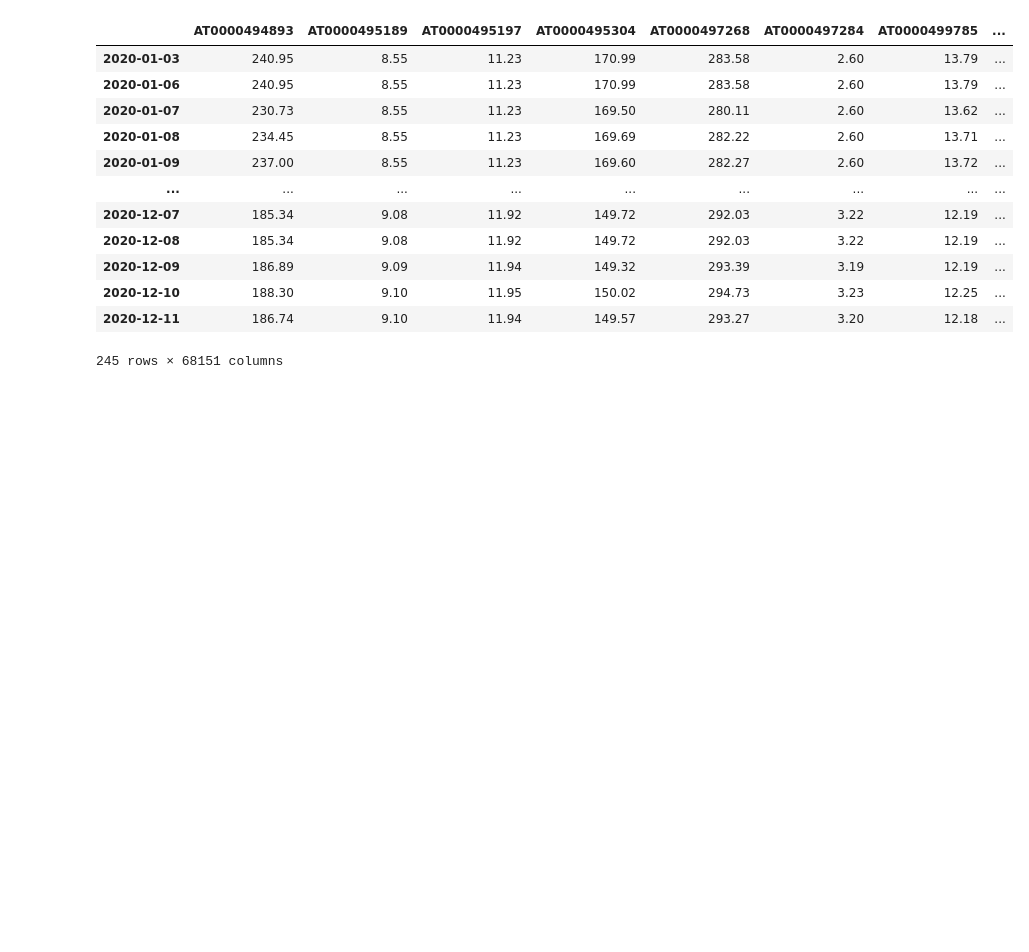
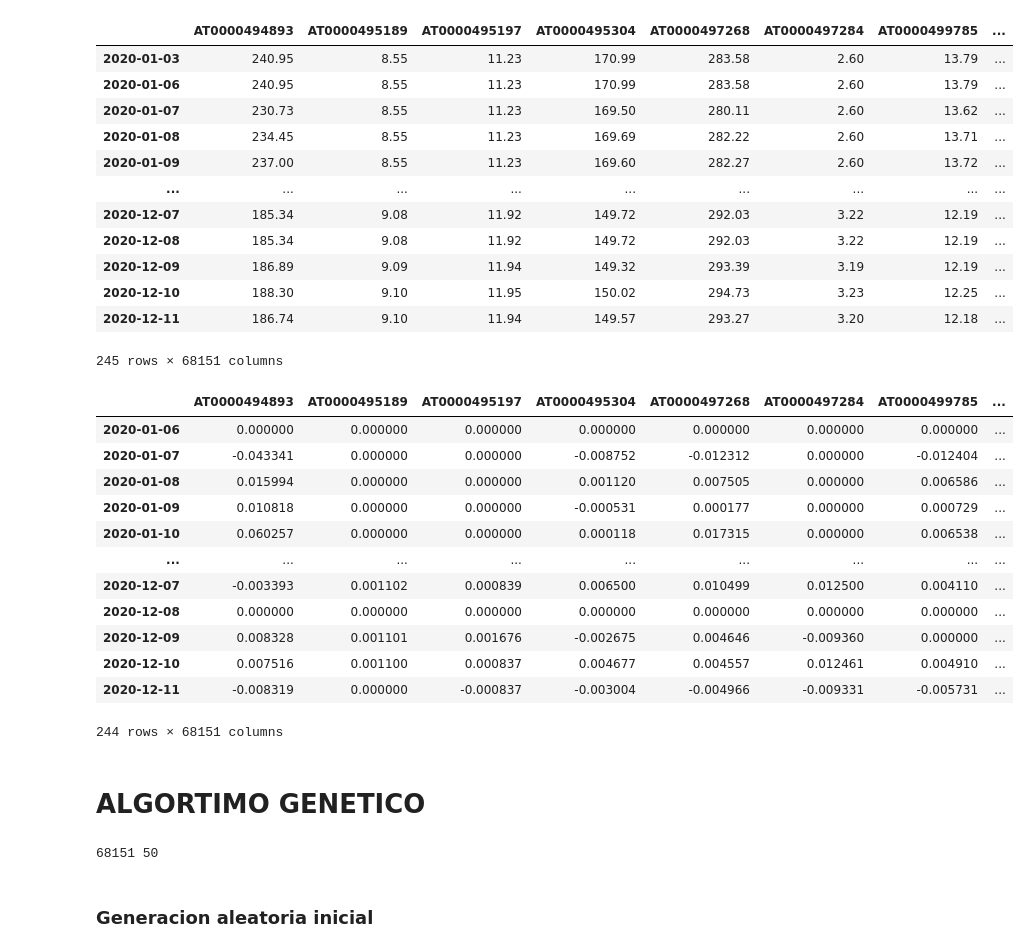
Before and after one commit to Tonarro/genetic-algorithm-challenge-bme, a Jupyter notebook: genetic-markowitz.ipynb, the cells around one changed output. Saved outputs shown, nothing was run; the diff lists cells and outputs as text; code cells hidden in the pictures; blank space fills up the shorter version.

```diff
--- a/genetic-markowitz.ipynb
+++ b/genetic-markowitz.ipynb
@@ -17,3 +73,22 @@ funds
 | 2020-12-10 | 188.30 | 9.10 | 11.95 | 150.02 | 294.73 | 3.23 | 12.25 | ... |
 | 2020-12-11 | 186.74 | 9.10 | 11.94 | 149.57 | 293.27 | 3.20 | 12.18 | ... |
 245 rows × 68151 columns
+# %%
+returns = np.log(funds).diff().dropna()
+returns
+# %% [output]
+|  | AT0000494893 | AT0000495189 | AT0000495197 | AT0000495304 | AT0000497268 | AT0000497284 | AT0000499785 | ... |
+| 2020-01-06 | 0.000000 | 0.000000 | 0.000000 | 0.000000 | 0.000000 | 0.000000 | 0.000000 | ... |
+| 2020-01-07 | -0.043341 | 0.000000 | 0.000000 | -0.008752 | -0.012312 | 0.000000 | -0.012404 | ... |
+| 2020-01-08 | 0.015994 | 0.000000 | 0.000000 | 0.001120 | 0.007505 | 0.000000 | 0.006586 | ... |
+| 2020-01-09 | 0.010818 | 0.000000 | 0.000000 | -0.000531 | 0.000177 | 0.000000 | 0.000729 | ... |
+| 2020-01-10 | 0.060257 | 0.000000 | 0.000000 | 0.000118 | 0.017315 | 0.000000 | 0.006538 | ... |
+| ... | ... | ... | ... | ... | ... | ... | ... | ... |
+| 2020-12-07 | -0.003393 | 0.001102 | 0.000839 | 0.006500 | 0.010499 | 0.012500 | 0.004110 | ... |
+| 2020-12-08 | 0.000000 | 0.000000 | 0.000000 | 0.000000 | 0.000000 | 0.000000 | 0.000000 | ... |
+| 2020-12-09 | 0.008328 | 0.001101 | 0.001676 | -0.002675 | 0.004646 | -0.009360 | 0.000000 | ... |
+| 2020-12-10 | 0.007516 | 0.001100 | 0.000837 | 0.004677 | 0.004557 | 0.012461 | 0.004910 | ... |
+| 2020-12-11 | -0.008319 | 0.000000 | -0.000837 | -0.003004 | -0.004966 | -0.009331 | -0.005731 | ... |
+244 rows × 68151 columns
+# %% [markdown]
+# ALGORTIMO GENETICO
@@ -19,0 +113,12 @@ funds
+# %%
+# genes = activos
+n_genes = returns.shape[1]
+
+# cromosomas = inversores
+n_cromosomas = round(n_genes * (50/(5+n_genes)))
+
+print(n_genes, n_cromosomas)
+# %% [output]
+68151 50
+# %% [markdown]
+### Generacion aleatoria inicial
```
Also changed, not shown: parts of 6 cells of this notebook, 1 other file.
